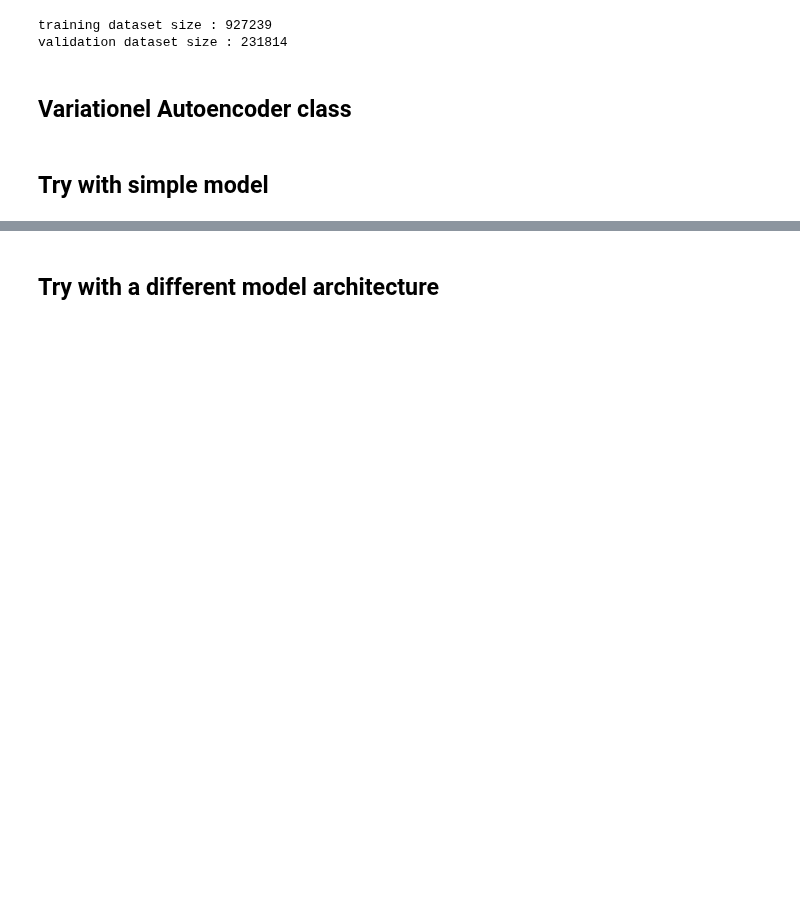
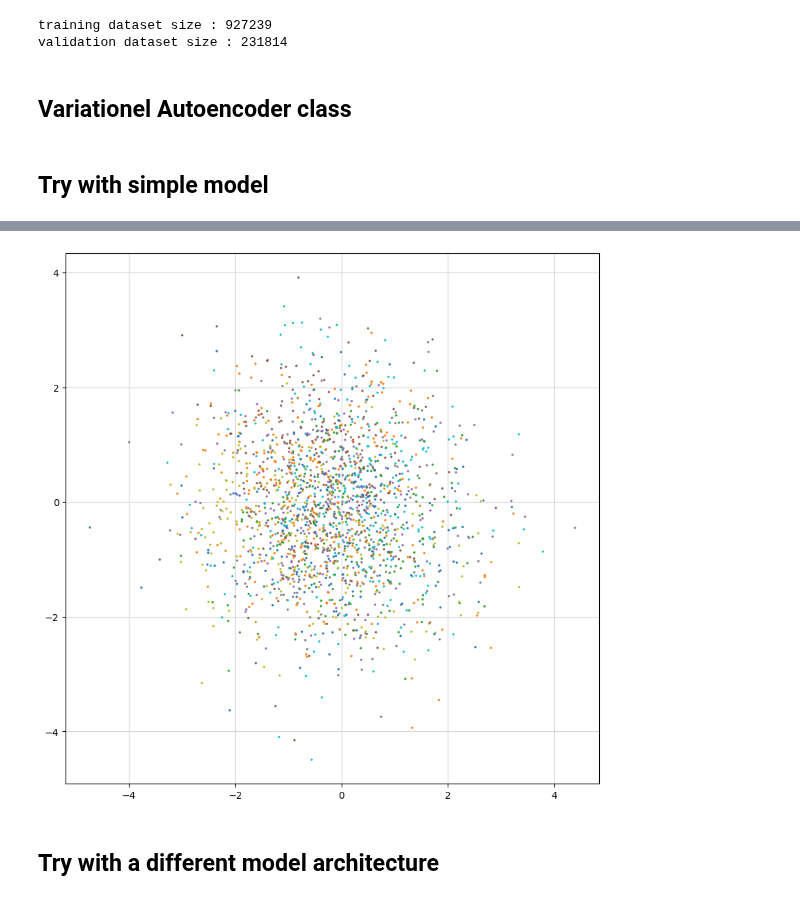
Before and after one commit to MightyCode/enseirb-s9-doodle-computer-vision, a Jupyter notebook: variational_autoencoder.ipynb, the cells around one changed output, grey strips where cells are left out. Cells and saved outputs as stored; diff of their text form; code cells hidden in the pictures; blank space fills up the shorter version.

```diff
--- a/variational_autoencoder.ipynb
+++ b/variational_autoencoder.ipynb
@@ -292,25 +288,3 @@ def train_autoencoder(autoencoder_model, train_loader: DataLoader, valid_loader:
         print(f'Train PSNR: {train_psnr:.4f}, Train SSIM: {train_ssim:.4f}, Validation PSNR: {validation_psnr:.4f}, Validation SSIM: {validation_ssim:.4f}')
 
     return train_loss_values, validation_loss_values, train_psnr_values, train_ssim_values, validation_psnr_values, validation_ssim_values
-# %%
-def train(model, optimizer, epochs, device):
-    model.train()
-    for epoch in range(epochs):
-        overall_loss = 0
-        for batch_idx, (x, _) in enumerate(training_loaded_set):
-            x = x.to(device)
-
-            optimizer.zero_grad()
-
-            mean, log_var, x_hat = model(x)
-            loss = criterion(x, x_hat, mean, log_var)
-
-            overall_loss += loss.item()
-
-            loss.backward()
-            optimizer.step()
-
-        print("\tEpoch", epoch + 1, "\tAverage Loss: ", overall_loss/(batch_idx*BATCH_SIZE))
-    return overall_loss
-
-train(autoencoder_model, optimizer, epochs=50, device=device)
@@ -506,21 +485,24 @@ def latent_space_visualization(model, valid_loader):
         inputs, labels = data
         inputs, labels = inputs.to(device), labels.to(device)
 
-        mu, sigma, _ = model.encoder(inputs)
-        proj = model.sampling(mu, sigma)
-        points.extend(proj.detach().cpu().numpy())
-        label_idcs.extend(label.detach().cpu().numpy())
-        del img, label
+        mu, sigma = model.encode(inputs)
+        for i in range(inputs.size(0)):
+            proj = model.sampling(mu[i], sigma[i])[4:6]
+            points.append(proj.detach().cpu().numpy())
+            label_idcs.append(labels[i].detach().cpu().numpy())
     points = np.array(points)
 
     # Creating a scatter plot
-    fig, ax = plt.subplots(figsize=(10, 10) if not show else (8, 8))
+    fig, ax = plt.subplots(figsize=(10, 10))
     scatter = ax.scatter(x=points[:, 0], y=points[:, 1], s=2.0, c=label_idcs, cmap='tab10', alpha=0.9, zorder=2)
 
     ax.grid(True, color="lightgray", alpha=1.0, zorder=0)
+    plt.colorbar()
     plt.show()
 # %%
-latent_space_visualization(autoencoder_model, validation_set)
+latent_space_visualization(autoencoder_model, validation_loaded_set)
+# %% [output]
+[figure, added]
 # %% [markdown]
 ## Try with a different model architecture
 # %%
```
Also changed, not shown: parts of 20 cells of this notebook.
